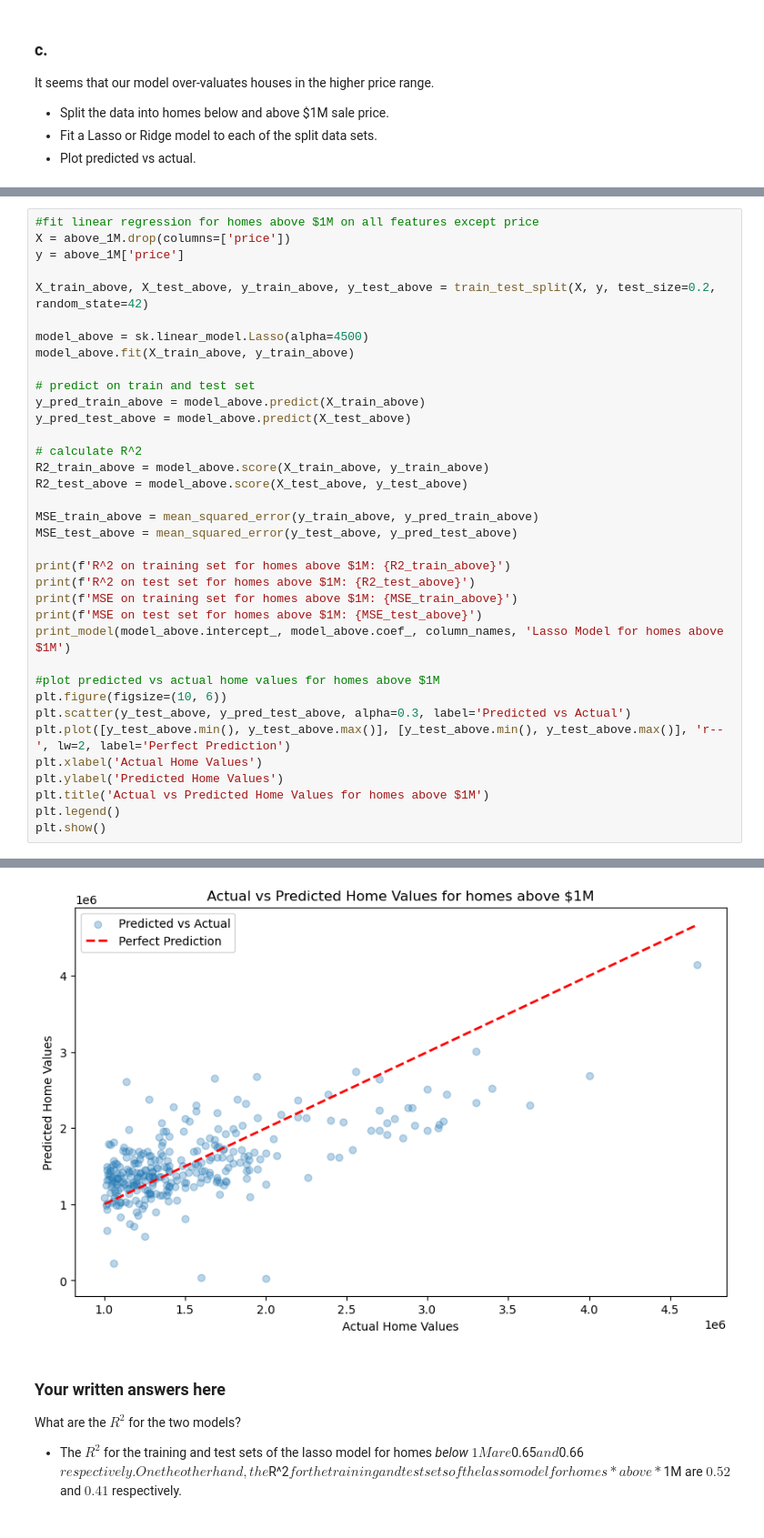
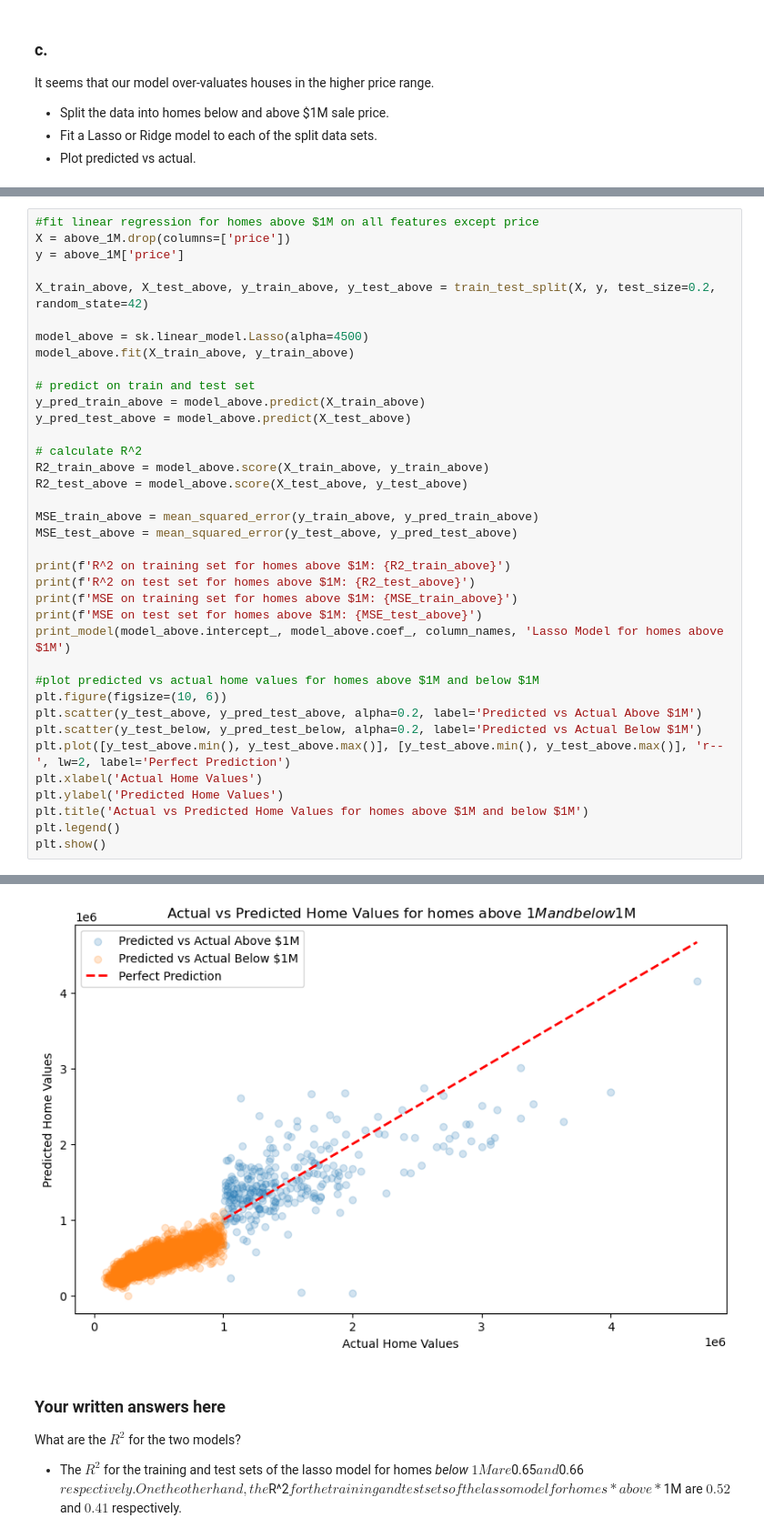
Before and after one commit to GettysburgDataScience/ps1-linear-regression-Andry-Arthur, a Jupyter notebook: PS1.ipynb, the cells around one changed output, grey strips where cells are left out. Shown at 91% size. Drawn from its saved outputs; the diff is of its cells as text.

```diff
--- a/PS1.ipynb
+++ b/PS1.ipynb
@@ -508,37 +497,38 @@ model_above.fit(X_train_above, y_train_above)
 # predict on train and test set
 y_pred_train_above = model_above.predict(X_train_above)
 y_pred_test_above = model_above.predict(X_test_above)
 
 # calculate R^2
 R2_train_above = model_above.score(X_train_above, y_train_above)
 R2_test_above = model_above.score(X_test_above, y_test_above)
 
 MSE_train_above = mean_squared_error(y_train_above, y_pred_train_above)
 MSE_test_above = mean_squared_error(y_test_above, y_pred_test_above)
 
 print(f'R^2 on training set for homes above $1M: {R2_train_above}')
 print(f'R^2 on test set for homes above $1M: {R2_test_above}')
 print(f'MSE on training set for homes above $1M: {MSE_train_above}')
 print(f'MSE on test set for homes above $1M: {MSE_test_above}')
 print_model(model_above.intercept_, model_above.coef_, column_names, 'Lasso Model for homes above $1M')
 
-#plot predicted vs actual home values for homes above $1M
+#plot predicted vs actual home values for homes above $1M and below $1M
 plt.figure(figsize=(10, 6))
-plt.scatter(y_test_above, y_pred_test_above, alpha=0.3, label='Predicted vs Actual')
+plt.scatter(y_test_above, y_pred_test_above, alpha=0.2, label='Predicted vs Actual Above $1M')
+plt.scatter(y_test_below, y_pred_test_below, alpha=0.2, label='Predicted vs Actual Below $1M')
 plt.plot([y_test_above.min(), y_test_above.max()], [y_test_above.min(), y_test_above.max()], 'r--', lw=2, label='Perfect Prediction')
 plt.xlabel('Actual Home Values')
 plt.ylabel('Predicted Home Values')
-plt.title('Actual vs Predicted Home Values for homes above $1M')
+plt.title('Actual vs Predicted Home Values for homes above $1M and below $1M')
 plt.legend()
 plt.show()
 # %% [output]
 R^2 on training set for homes above $1M: 0.5156574446032125
 R^2 on test set for homes above $1M: 0.4084832709347578
 MSE on training set for homes above $1M: 199459007793.46497
 MSE on test set for homes above $1M: 193582903548.3216
 Lasso Model for homes above $1M:
  y = -91349878.21 + -18307.05*bedrooms + 52064.66*bathrooms + 344.44*sqft_living + -0.23*sqft_lot + -108059.44*floors + 585437.27*waterfront + 15669.20*view + 13181.28*condition + 63987.68*grade + 7.1 ...
-[figure, old version]
+[figure, new version]
 # %% [markdown]
  ### Your written answers here
 
```
Also changed, not shown: parts of 2 cells of this notebook.
